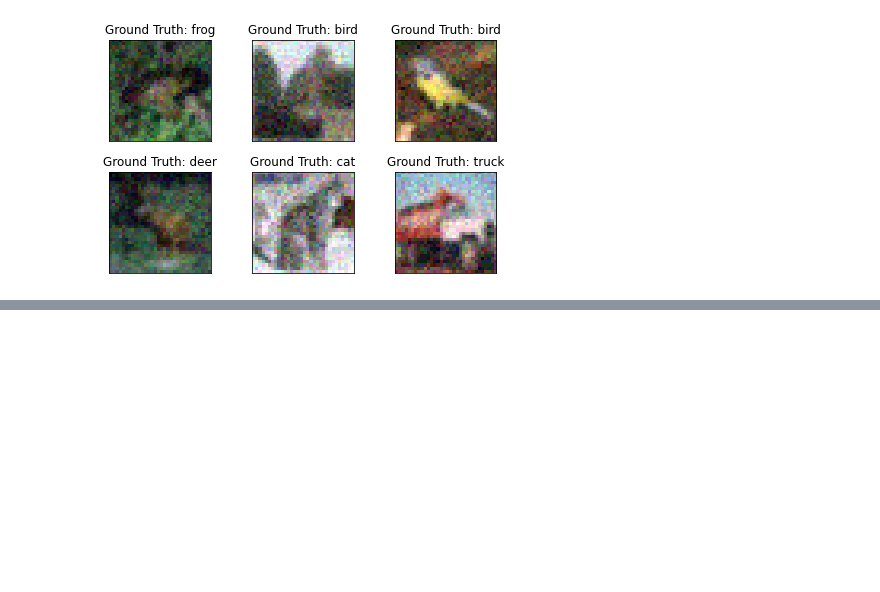
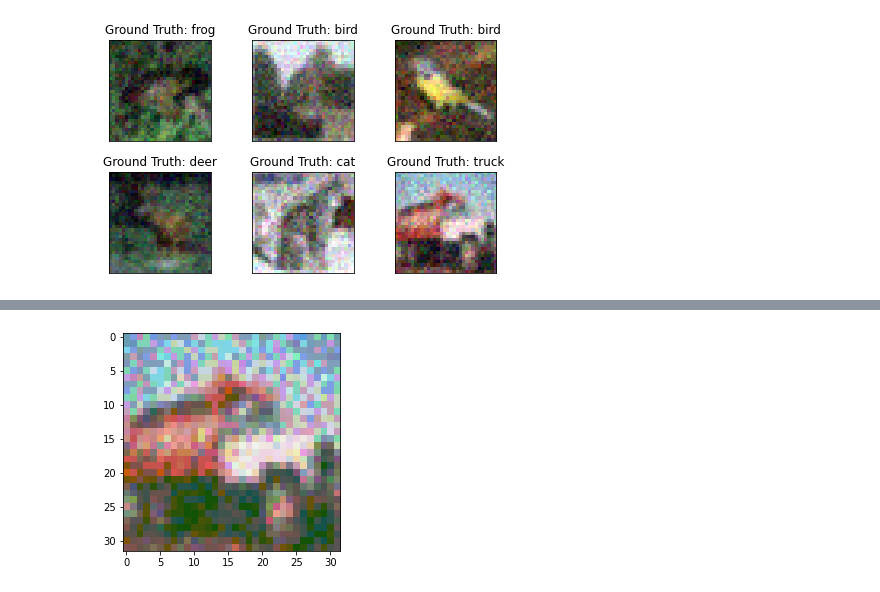
Before and after one commit to caixunshiren/One_hot_net, a Jupyter notebook: PUF_application_CIFAR10.ipynb, the cells around one changed output, grey strips where cells are left out. Cells and saved outputs as stored; diff of their text form; code cells hidden in the pictures; blank space fills up the shorter version.

```diff
--- a/PUF_application_CIFAR10.ipynb
+++ b/PUF_application_CIFAR10.ipynb
@@ -331,0 +453,30 @@ Clipping input data to the valid range for imshow with RGB data ([0..1] for floa
+# %%
+#print(original_images[5,0])
+
+h1,c1 = np.histogram(original_images[5,0], bins=50)
+h2,c2 = np.histogram(original_images[5,1], bins=50)
+h3,c3 = np.histogram(original_images[5,2], bins=50)
+#print(c1)
+h = [h1,h2,h3]
+c = [c1,c2,c3]
+for i in range(len(h)):
+    ind = np.argsort(h[i])
+    #print(ind[:100])
+    c[i] = c[i][ind[:20]]
+
+#print(c[i])
+# %%
+def vec_round(values, rounds):
+    x = np.subtract.outer(values, rounds)
+    y = np.argmin(abs(x), axis=1)
+    return rounds[y]
+# %%
+og = original_images[5]
+dg = decrypted_images[5]
+img = np.zeros([3,32,32])
+for i in range(3):
+    img[i] = np.reshape(vec_round(dg[i].flatten(), c[i]),[32,32])
+# %%
+show_img(np.transpose(img, [1,2,0]))
+# %% [output]
+[figure, added]
```
Also changed, not shown: parts of 8 cells of this notebook.
